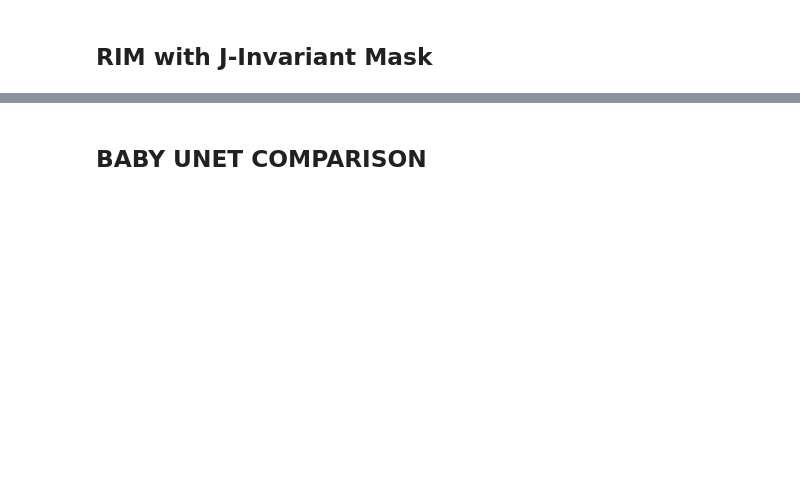
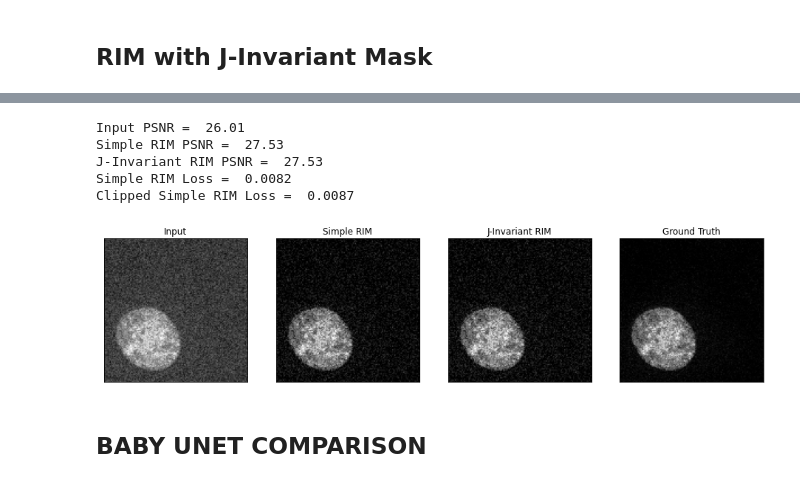
Before and after one commit to EmaadKhwaja/Deep-Learning-Denoising, a Jupyter notebook: Deep-Notebook.ipynb, the cells around one changed output, grey strips where cells are left out. Saved outputs shown, nothing was run; the diff lists cells and outputs as text; code cells hidden in the pictures; blank space fills up the shorter version.

```diff
--- a/Deep-Notebook.ipynb
+++ b/Deep-Notebook.ipynb
@@ -286,3 +280,0 @@ plot_tensors(clean_image_corr)
-# %%
-i, test_batch = next(enumerate(validation_loader))
-noisy, clean = test_batch
@@ -300,3 +285,50 @@ print("Test loss, J-invariant: ", round(loss_function(clean, invariant_output).i
+# %%
+model_output=[]
+Input_PSNR=[]
+Model_PSNR=[]
+JInv_PSNR=[]
+Model_loss=[]
+clipped_model_loss=[]
+for i, batch in enumerate(validation_loader):
+
+    noisy_images, clean_images = batch
+
+    model.eval()
+
+    net_input = noisy_images
+
+    denoised = noisy_images*model(noisy_images, st)[0].detach()
+    denoised_arr = np.clip(denoised,0,1).cpu().numpy()[0, 0].astype(np.float64)
+    Jinv=noisy_images*masker.infer_full_image(noisy_images,model, st)[0].detach()
+    Jinv=np.clip(Jinv, 0, 1).cpu().numpy()[
+    0, 0].astype(np.float64)
+
+    net_input_np=noisy_images.cpu().numpy()[0,0].astype(np.float64)
+    clean_comp = clean_images.detach().cpu().numpy()[
+                         0, 0].astype(np.float64)
+
+    model_output.append([torch.from_numpy(net_input_np),torch.from_numpy(denoised_arr),torch.from_numpy(Jinv),torch.from_numpy(clean_comp)])
+    Input_PSNR.append(compare_psnr(clean_comp,net_input_np))
+    Model_PSNR.append(compare_psnr(clean_comp,denoised_arr))
+    JInv_PSNR.append(compare_psnr(clean_comp,Jinv))
+    Model_loss.append(loss_function(denoised,noisy_images))
+    clipped_model_loss.append(loss_function(torch.from_numpy(denoised_arr),noisy_images))
+# %%
+plot_tensors(model_output[1], ["Input", "Simple RIM",
+                               "J-Invariant RIM", "Ground Truth"])
+print("Input PSNR = ", np.round(np.mean(Input_PSNR), 2))
+print("Simple RIM PSNR = ", np.round(np.mean(Model_PSNR), 2))
+print("J-Invariant RIM PSNR = ", np.round(np.mean(JInv_PSNR), 2))
+print("")
+print("Simple RIM Loss = ", np.round(np.mean(Model_loss), 4))
+print("Clipped Simple RIM Loss = ", np.round(np.mean(clipped_model_loss), 4))
+# %% [output]
+Input PSNR =  26.01
+Simple RIM PSNR =  27.53
+J-Invariant RIM PSNR =  27.53
+Simple RIM Loss =  0.0082
+Clipped Simple RIM Loss =  0.0087
+[figure, added]
 # %% [markdown]
 ## BABY UNET COMPARISON
 # %%
```
Also changed, not shown: parts of 17 cells of this notebook.
